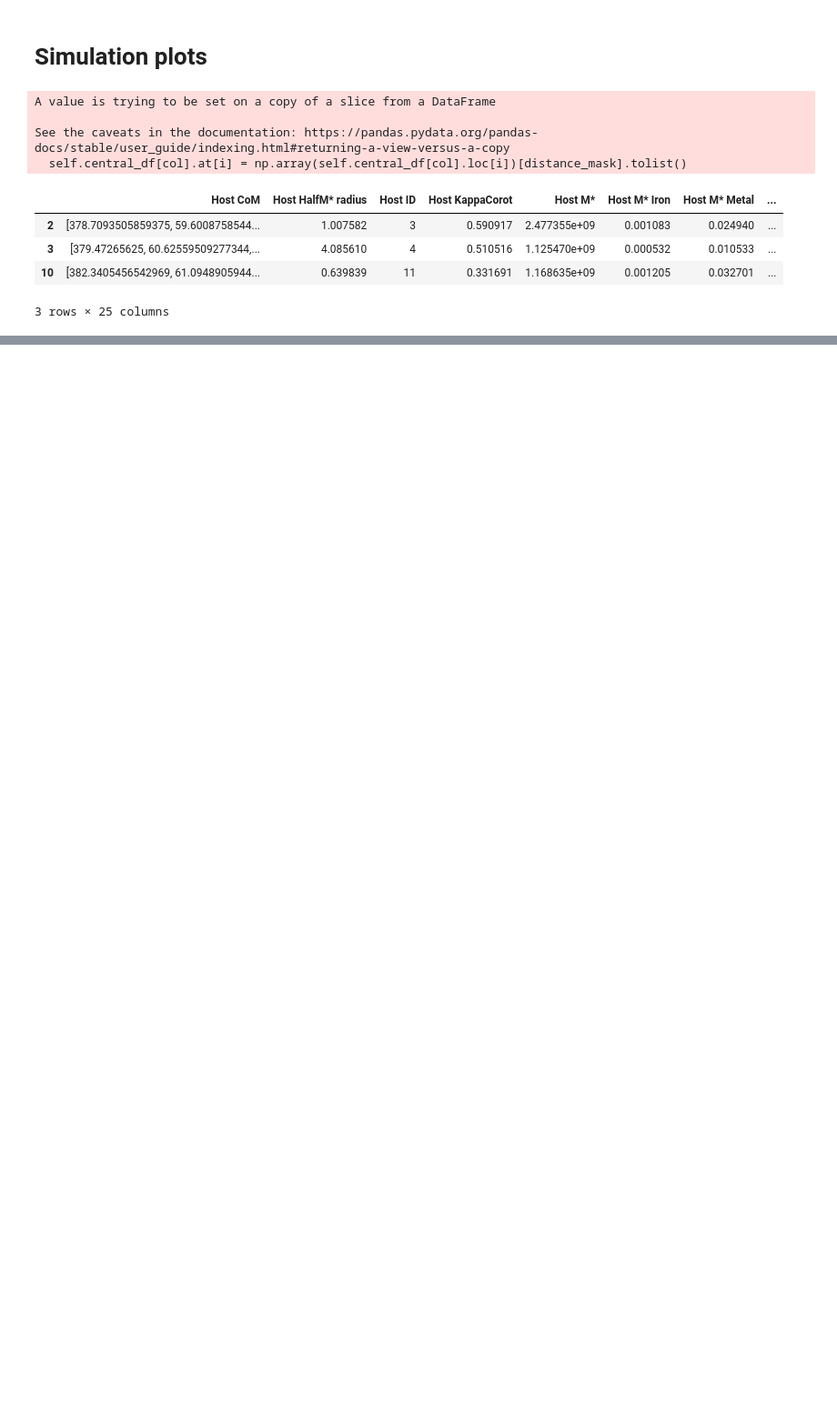
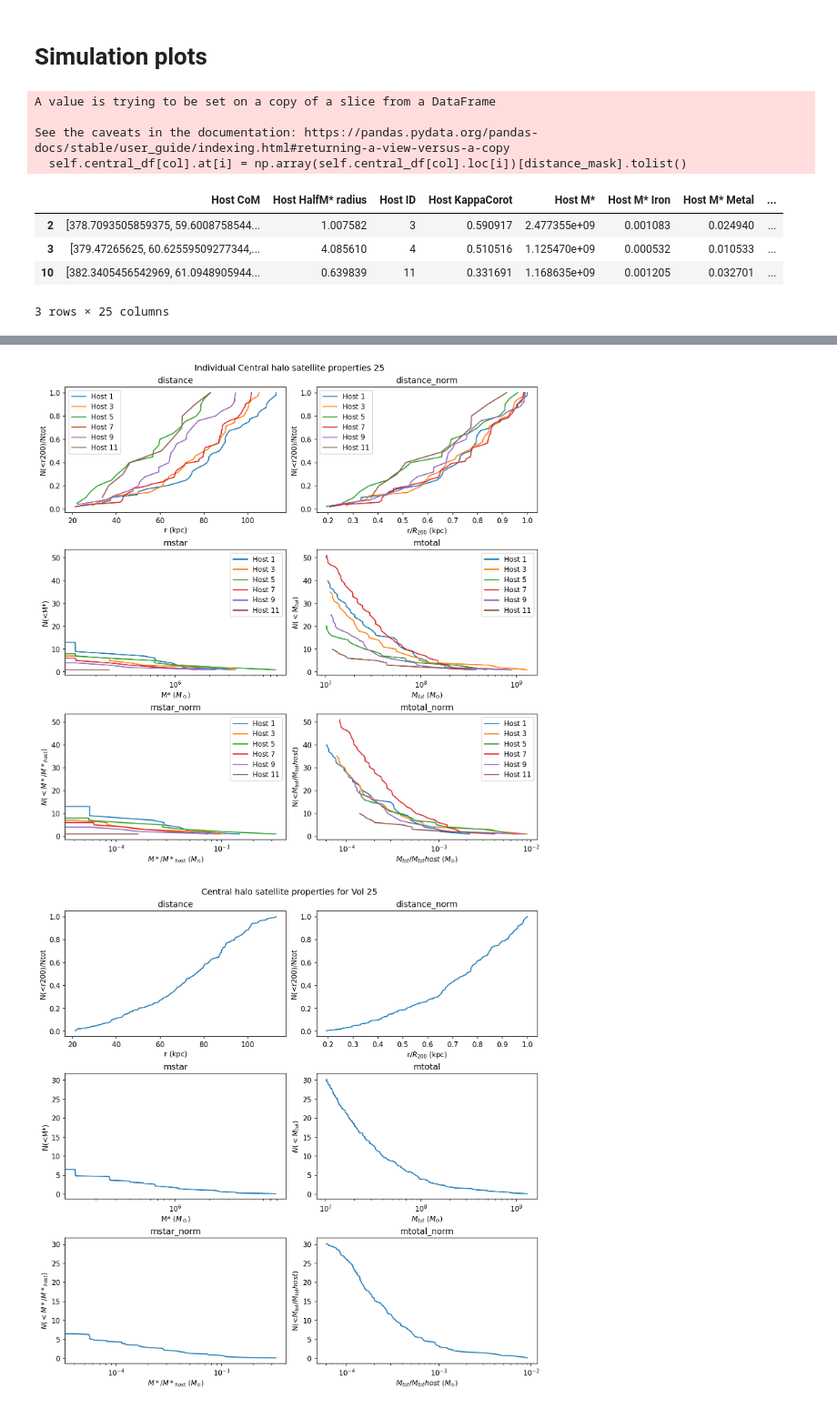
Before and after one commit to PK0207/scripts_by_me, a Jupyter notebook: cosmo_simulations/sim_rework.ipynb, the cells around one changed output, grey strips where cells are left out. Shown at 91% size. Saved outputs shown, nothing was run; the diff lists cells and outputs as text; code cells hidden in the pictures; blank space fills up the shorter version.

```diff
--- a/cosmo_simulations/sim_rework.ipynb
+++ b/cosmo_simulations/sim_rework.ipynb
@@ -685,0 +664,4 @@ vol20_plotsim.avg_number_plots(mstar_cut=True, mtot_cut=True)
+# %%
+csv_file = 'data/volume_number_25.csv'
+vol25_plotsim = SimToolsPlotting(csv_file)
+vol25_df = vol25_plotsim.getCentralHalos()
@@ -685,0 +673,8 @@ vol20_plotsim.avg_number_plots(mstar_cut=True, mtot_cut=True)
+# %%
+vol25_plotsim.number_plots(mstar_cut=True, mtot_cut=True)
+vol25_plotsim.avg_number_plots(mstar_cut=True, mtot_cut=True)
+vol25_plotsim.smhm_centralhalos()
+vol25_plotsim.lum_nonlum_number_plots()
+# %% [output]
+[figure, added]
+[figure, added]
```
Also changed, not shown: parts of 16 cells of this notebook.
